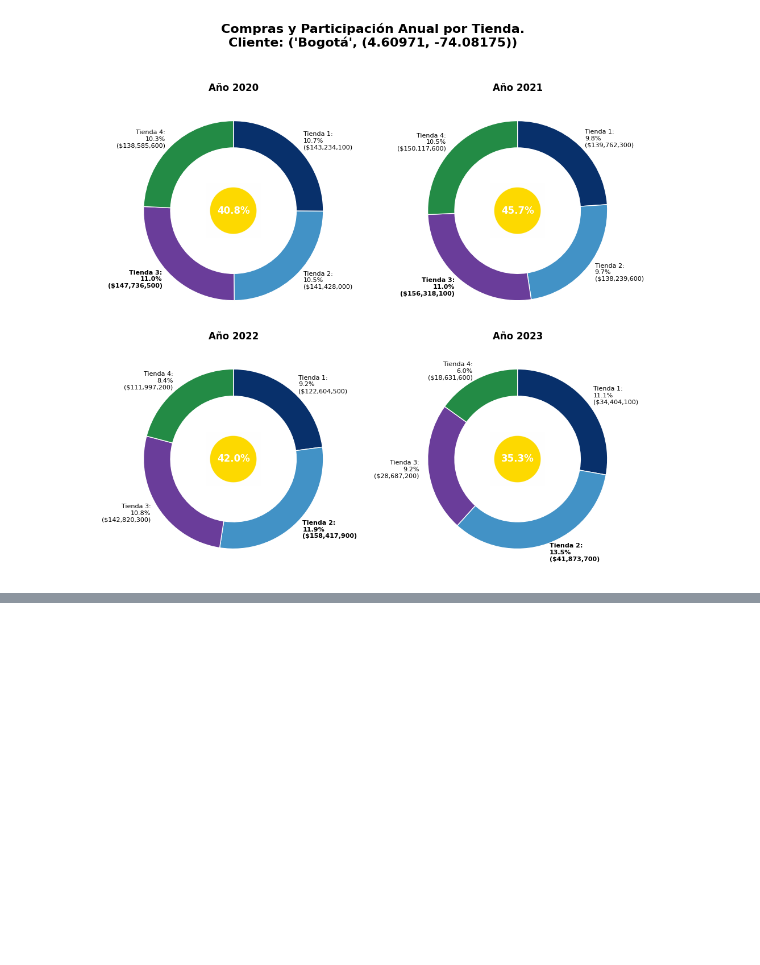
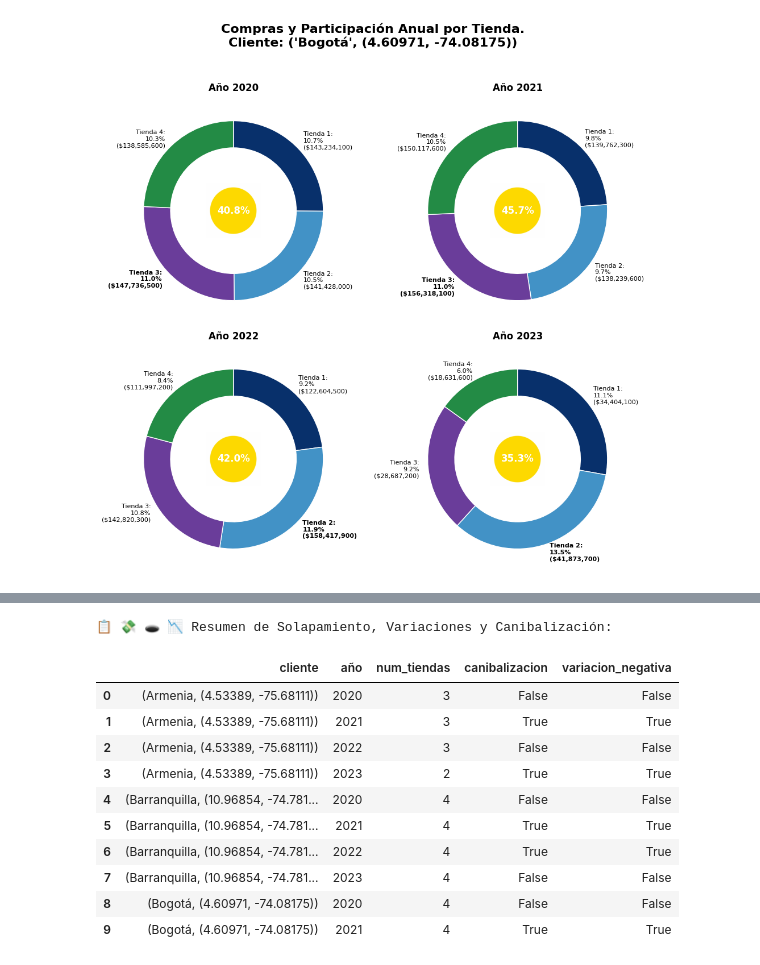
Before and after one commit to EuniceGarcia503/Challenge1_AluraStore, a Jupyter notebook: AluraStoreLatam.ipynb, the cells around one changed output, grey strips where cells are left out. Cells and saved outputs as stored; diff of their text form; code cells hidden in the pictures; blank space fills up the shorter version.

Commit message:
Agrego: Código para calcular si existe solapamiento y canibalización entre tiendas.

```diff
--- a/AluraStoreLatam.ipynb
+++ b/AluraStoreLatam.ipynb
@@ -1704,0 +1727,77 @@ print()
+# %%
+##Código para calcular si existe solapamiento y canibalización.
+# --- Preparación ---
+# Convertir de formato ancho a largo para facilitar cálculos
+df_long = df_resumen.melt(
+    id_vars=['cliente', 'tienda'],
+    value_vars=periodos_años,
+    var_name='año',
+    value_name='ventas'
+)
+
+# Asegurarnos que año sea entero
+df_long['año'] = df_long['año'].astype(int)
+
+# --- 1. Solapamiento ---
+# Contar cuántas tiendas tiene cada cliente por año
+solapamiento = (
+    df_long[df_long['ventas'] > 0]
+    .groupby(['cliente', 'año'])['tienda']
+    .nunique()
+    .reset_index()
+    .rename(columns={'tienda': 'num_tiendas'})
+)
+
+# --- 3 y 4. Variaciones y canibalización ---
+# Pivot para comparar las tiendas por año
+pivot = df_long.pivot_table(
+    index=['cliente', 'año'],
+    columns='tienda',
+    values='ventas',
+    fill_value=0
+)
+
+# Calcular la diferencia de un año a otro por tienda
+variaciones = pivot.groupby(level=0).diff().reset_index()
+
+# Identificar posible canibalización:
+# una tienda baja mientras otra sube, para el mismo cliente y año
+def detecta_canibalizacion(row):
+    valores = row[2:]  # solo las tiendas
+    caidas = valores[valores < 0].sum()
+    subidas = valores[valores > 0].sum()
+    if caidas < 0 and subidas > 0:
+        return True
+    return False
+
+variaciones['canibalizacion'] = variaciones.apply(detecta_canibalizacion, axis=1)
+
+# Seleccionamos sólo lo relevante: cliente, año y canibalización
+canibalizacion = variaciones[['cliente', 'año', 'canibalizacion']]
+
+# --- Juntar resultados ---
+# Unir solapamiento + canibalización
+resumen = solapamiento.merge(canibalizacion, on=['cliente', 'año'], how='left')
+
+# También podemos agregar una bandera de variación negativa total
+resumen['variacion_negativa'] = resumen['canibalizacion']  # opcionalmente puedes añadir más lógica
+
+# Ordenar para visualización
+resumen.sort_values(by=['cliente', 'año'], inplace=True)
+
+# --- Visualización preliminar ---
+print("\n📋 💸 🕳️ 📉 Resumen de Solapamiento, Variaciones y Canibalización:\n")
+display(resumen.head(10))  # muestra las primeras filas
+# %% [output]
+📋 💸 🕳️ 📉 Resumen de Solapamiento, Variaciones y Canibalización:
+|  | cliente | año | num_tiendas | canibalizacion | variacion_negativa |
+| 0 | (Armenia, (4.53389, -75.68111)) | 2020 | 3 | False | False |
+| 1 | (Armenia, (4.53389, -75.68111)) | 2021 | 3 | True | True |
+| 2 | (Armenia, (4.53389, -75.68111)) | 2022 | 3 | False | False |
+| 3 | (Armenia, (4.53389, -75.68111)) | 2023 | 2 | True | True |
+| 4 | (Barranquilla, (10.96854, -74.781... | 2020 | 4 | False | False |
+| 5 | (Barranquilla, (10.96854, -74.781... | 2021 | 4 | True | True |
+| 6 | (Barranquilla, (10.96854, -74.781... | 2022 | 4 | True | True |
+| 7 | (Barranquilla, (10.96854, -74.781... | 2023 | 4 | False | False |
+| 8 | (Bogotá, (4.60971, -74.08175)) | 2020 | 4 | False | False |
+| 9 | (Bogotá, (4.60971, -74.08175)) | 2021 | 4 | True | True |
```
Also changed, not shown: parts of 3 cells of this notebook.
